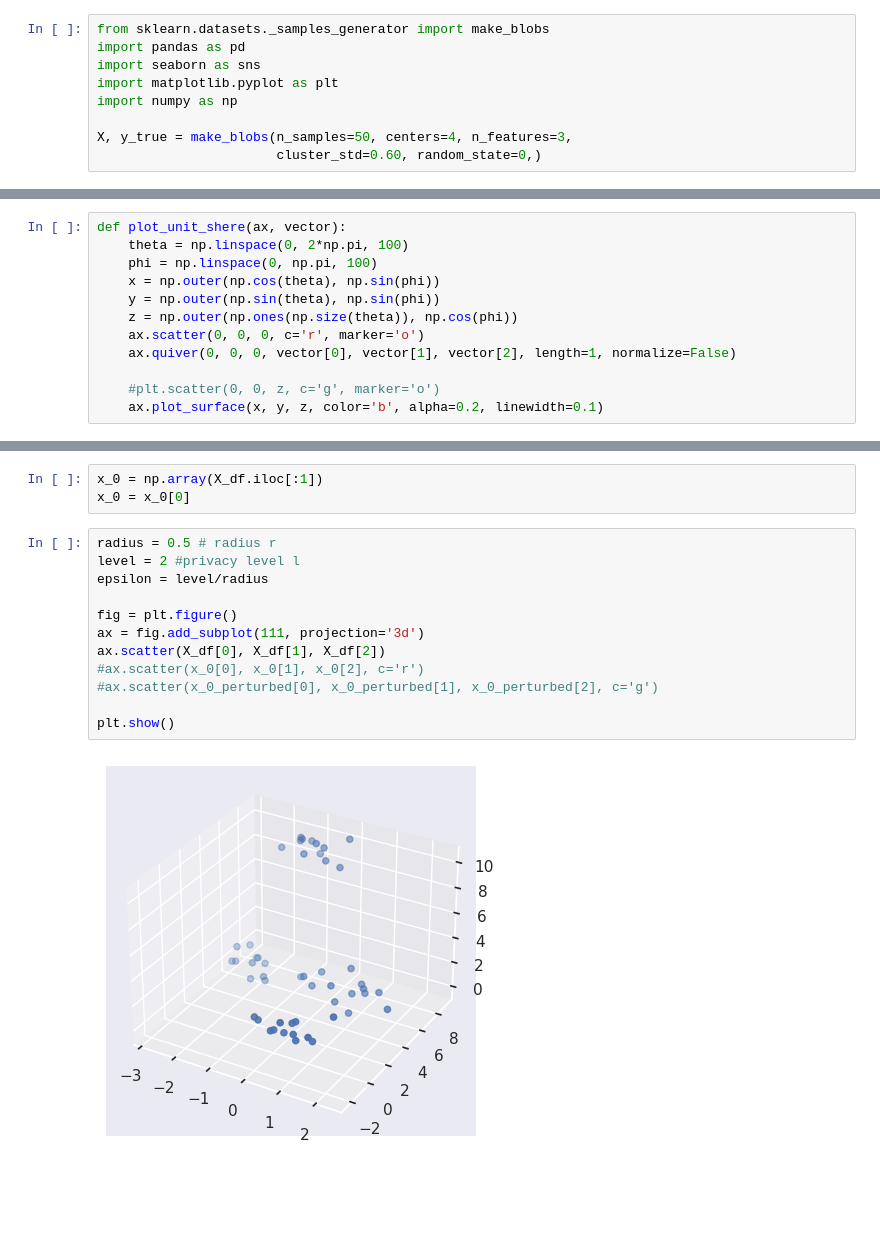
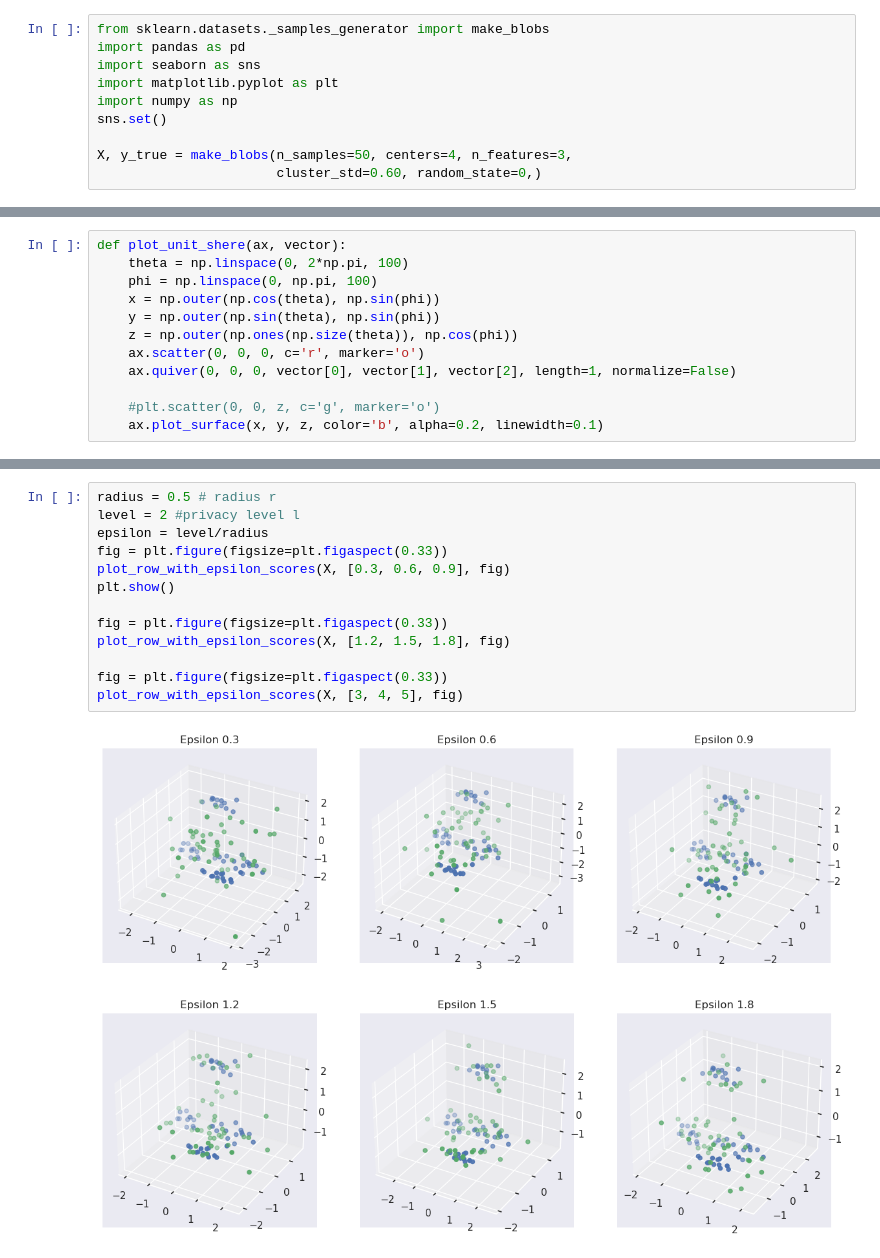
Before and after one commit to tjvanderende/privacy-preserved-clustering-with-nD-Laplace, a Jupyter notebook: RQ2/research.ipynb, the cells around one changed output, grey strips where cells are left out. Saved outputs shown, nothing was run; the diff lists cells and outputs as text; blank space fills up the shorter version.

Commit message:
feat: add plots

```diff
--- a/RQ2/research.ipynb
+++ b/RQ2/research.ipynb
@@ -4,6 +4,7 @@ import pandas as pd
 import seaborn as sns
 import matplotlib.pyplot as plt
 import numpy as np
+sns.set()
 
 X, y_true = make_blobs(n_samples=50, centers=4, n_features=3,
                        cluster_std=0.60, random_state=0,)
@@ -157,17 +187,16 @@ def display_noise(x0, epsilon, ax):
-# %%
-x_0 = np.array(X_df.iloc[:1])
-x_0 = x_0[0]
-# %%
-radius = 0.5 # radius r
-level = 2 #privacy level l
-epsilon = level/radius
-
-fig = plt.figure()
-ax = fig.add_subplot(111, projection='3d')
-ax.scatter(X_df[0], X_df[1], X_df[2])
-#ax.scatter(x_0[0], x_0[1], x_0[2], c='r')
-#ax.scatter(x_0_perturbed[0], x_0_perturbed[1], x_0_perturbed[2], c='g')
-
-plt.show()
-# %% [output]
-[figure, removed]
+# %%
+radius = 0.5 # radius r
+level = 2 #privacy level l
+epsilon = level/radius
+fig = plt.figure(figsize=plt.figaspect(0.33))
+plot_row_with_epsilon_scores(X, [0.3, 0.6, 0.9], fig)
+plt.show()
+
+fig = plt.figure(figsize=plt.figaspect(0.33))
+plot_row_with_epsilon_scores(X, [1.2, 1.5, 1.8], fig)
+
+fig = plt.figure(figsize=plt.figaspect(0.33))
+plot_row_with_epsilon_scores(X, [3, 4, 5], fig)
+# %% [output]
+[figure, added]
+[figure, added]
```
Also changed, not shown: parts of 3 cells of this notebook.
